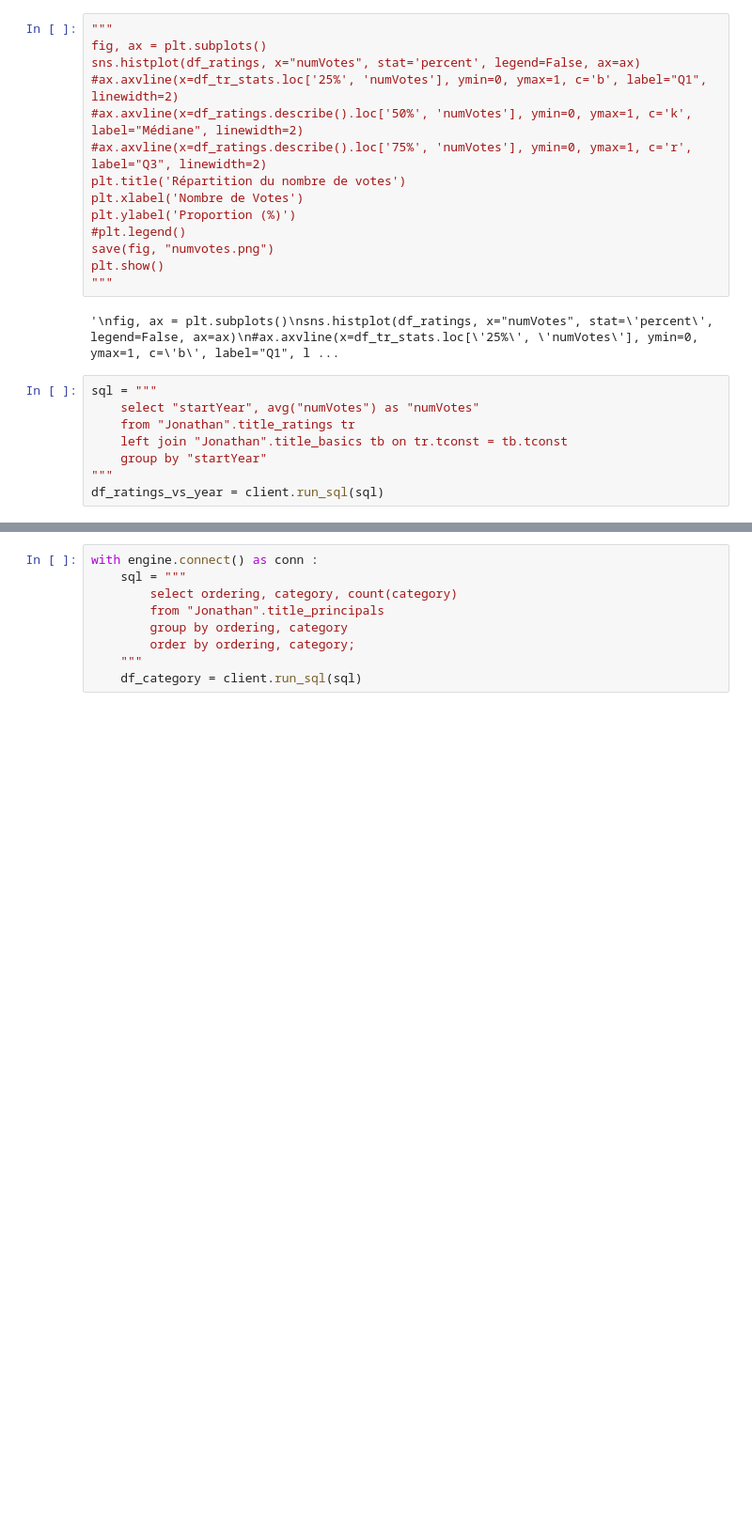
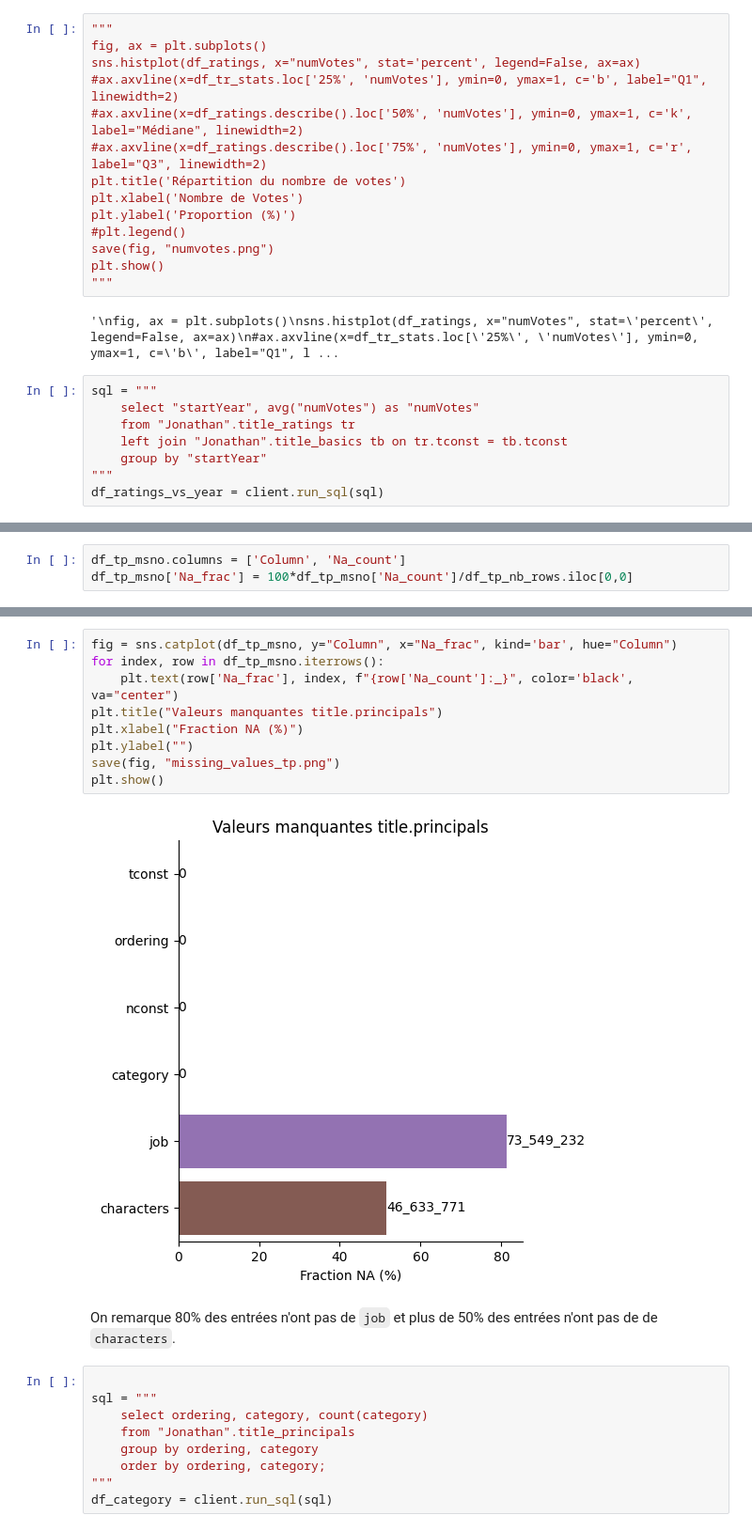
Before and after one commit to data-IA-2024/netfloox-recommandation-gr3, a Jupyter notebook: AnalyzeEDA.ipynb, the cells around one changed output, grey strips where cells are left out. Shown: that part at 94% size. Cells and saved outputs as stored; diff of their text form; blank space fills up the shorter version.

```diff
--- a/AnalyzeEDA.ipynb
+++ b/AnalyzeEDA.ipynb
@@ -435,0 +487,3 @@ df_ratings_vs_year.plot(x="startYear", y='count')
+# %%
+df_tp_msno.columns = ['Column', 'Na_count']
+df_tp_msno['Na_frac'] = 100*df_tp_msno['Na_count']/df_tp_nb_rows.iloc[0,0]
@@ -436,10 +500,23 @@ df_ratings_vs_year.plot(x="startYear", y='count')
+# %%
+fig = sns.catplot(df_tp_msno, y="Column", x="Na_frac", kind='bar', hue="Column")
+for index, row in df_tp_msno.iterrows():
+    plt.text(row['Na_frac'], index, f"{row['Na_count']:_}", color='black', va="center")
+plt.title("Valeurs manquantes title.principals")
+plt.xlabel("Fraction NA (%)")
+plt.ylabel("")
+save(fig, "missing_values_tp.png")
+plt.show()
+# %% [output]
+[figure, added]
+# %% [markdown]
+On remarque 80% des entrées n'ont pas de `job` et plus de 50% des entrées n'ont pas de de `characters`.
 # %%
-with engine.connect() as conn :
-    sql = """
-        select ordering, category, count(category)
-        from "Jonathan".title_principals
-        group by ordering, category
-        order by ordering, category;
-    """
-    df_category = client.run_sql(sql)
+
+sql = """
+    select ordering, category, count(category)
+    from "Jonathan".title_principals
+    group by ordering, category
+    order by ordering, category;
+"""
+df_category = client.run_sql(sql)
 # %%
```
Also changed, not shown: parts of 68 cells of this notebook.
